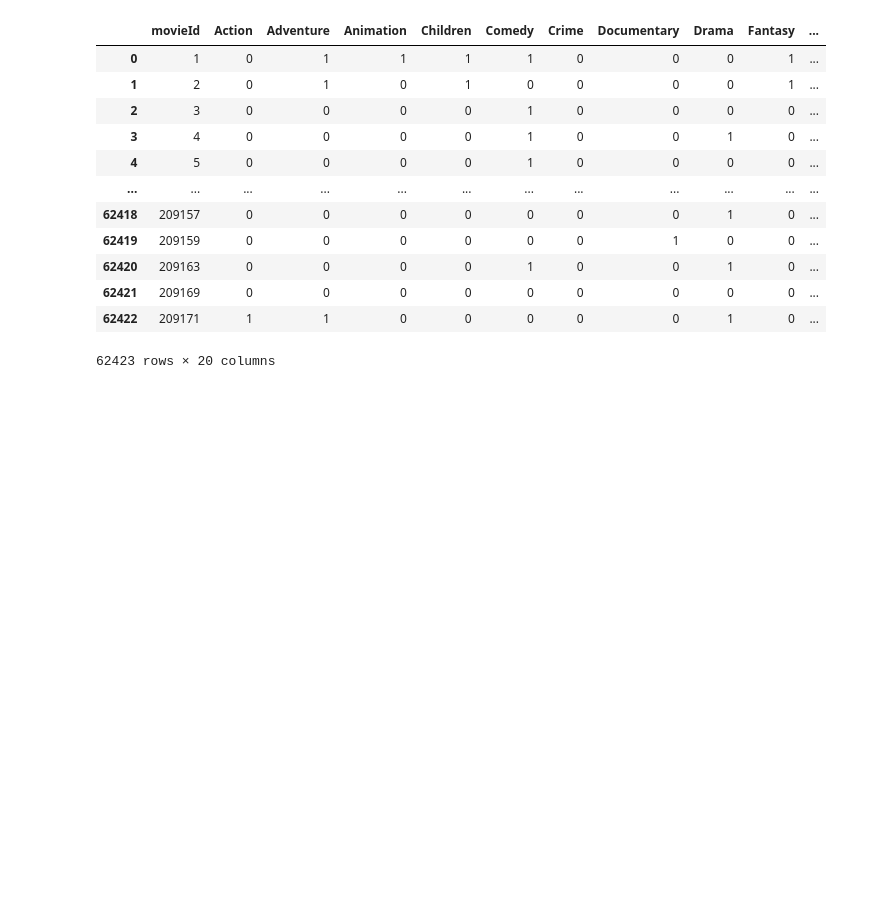
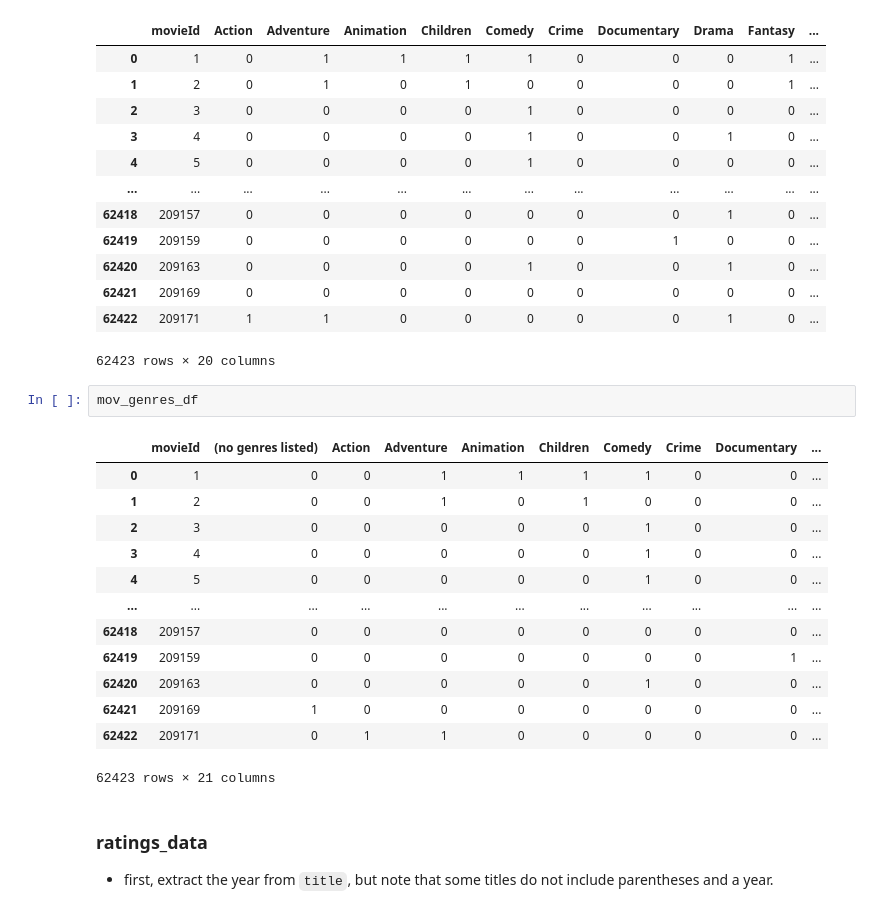
Before and after one commit to KarenKaoK/neo4j-movie-recommender, a Jupyter notebook: main.ipynb, the cells around one changed output. Drawn from its saved outputs; the diff is of its cells as text; blank space fills up the shorter version.

```diff
--- a/main.ipynb
+++ b/main.ipynb
@@ -179,3 +181,23 @@ mov_genres_df.drop(columns=['(no genres listed)'])
 | 62421 | 209169 | 0 | 0 | 0 | 0 | 0 | 0 | 0 | 0 | 0 | ... |
 | 62422 | 209171 | 1 | 1 | 0 | 0 | 0 | 0 | 0 | 1 | 0 | ... |
 62423 rows × 20 columns
+# %%
+mov_genres_df
+# %% [output]
+|  | movieId | (no genres listed) | Action | Adventure | Animation | Children | Comedy | Crime | Documentary | ... |
+| 0 | 1 | 0 | 0 | 1 | 1 | 1 | 1 | 0 | 0 | ... |
+| 1 | 2 | 0 | 0 | 1 | 0 | 1 | 0 | 0 | 0 | ... |
+| 2 | 3 | 0 | 0 | 0 | 0 | 0 | 1 | 0 | 0 | ... |
+| 3 | 4 | 0 | 0 | 0 | 0 | 0 | 1 | 0 | 0 | ... |
+| 4 | 5 | 0 | 0 | 0 | 0 | 0 | 1 | 0 | 0 | ... |
+| ... | ... | ... | ... | ... | ... | ... | ... | ... | ... | ... |
+| 62418 | 209157 | 0 | 0 | 0 | 0 | 0 | 0 | 0 | 0 | ... |
+| 62419 | 209159 | 0 | 0 | 0 | 0 | 0 | 0 | 0 | 1 | ... |
+| 62420 | 209163 | 0 | 0 | 0 | 0 | 0 | 1 | 0 | 0 | ... |
+| 62421 | 209169 | 1 | 0 | 0 | 0 | 0 | 0 | 0 | 0 | ... |
+| 62422 | 209171 | 0 | 1 | 1 | 0 | 0 | 0 | 0 | 0 | ... |
+62423 rows × 21 columns
+# %% [markdown]
+### ratings_data
+
+- first, extract the year from `title`, but note that some titles do not include parentheses and a year.
```
Also changed, not shown: parts of 8 cells of this notebook.
